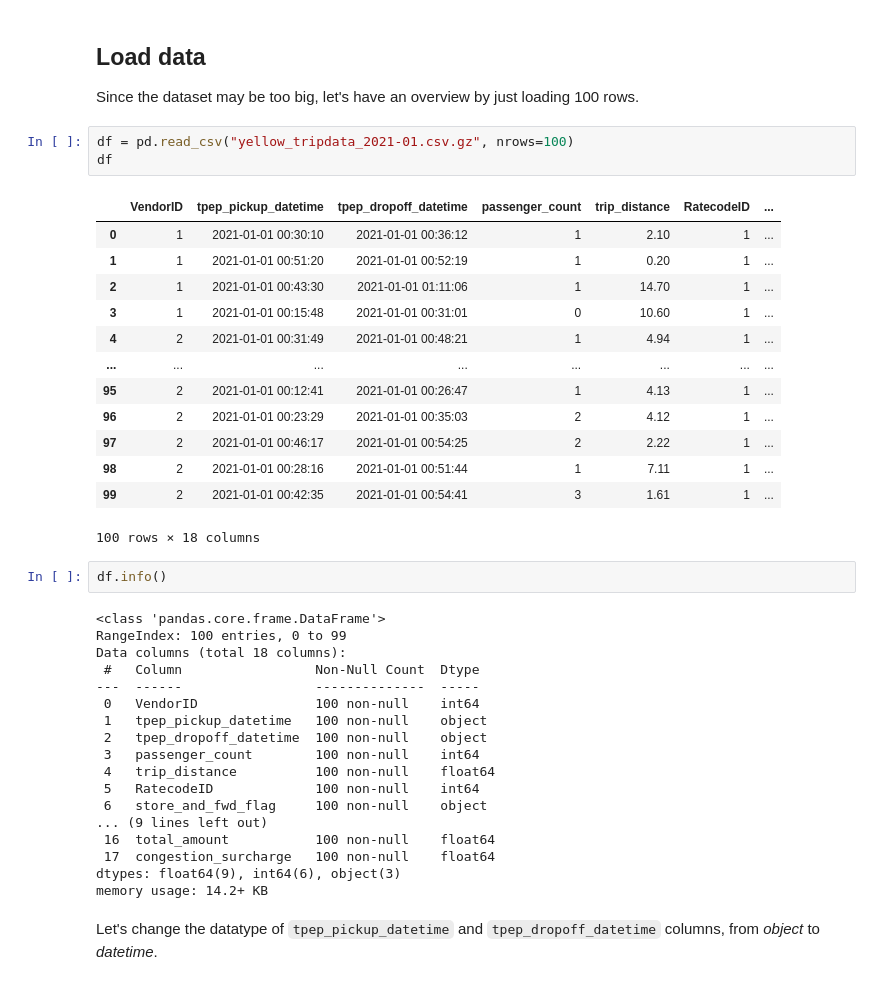
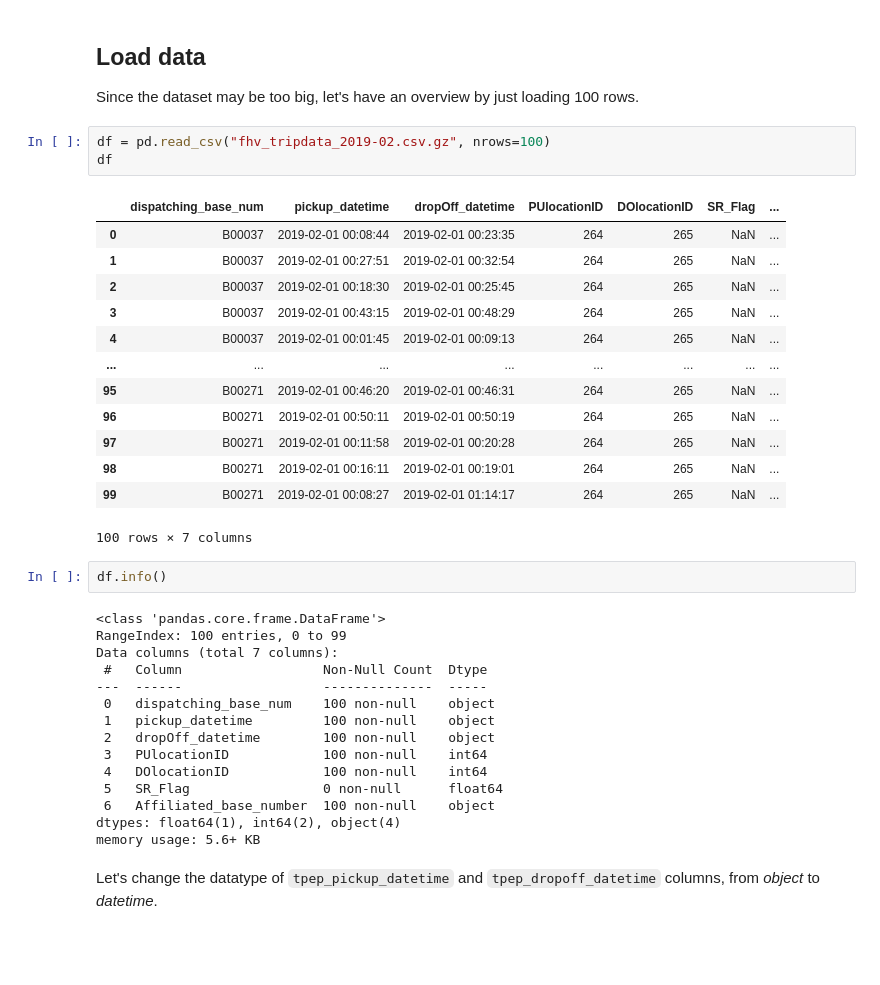
Before and after one commit to sergiogrz/dataeng_zoomcamp, a Jupyter notebook: 01_containerization_and_iac/1_docker_postgres/upload_data.ipynb, the cells around one changed output. Saved outputs shown, nothing was run; the diff lists cells and outputs as text; blank space fills up the shorter version.

```diff
--- a/01_containerization_and_iac/1_docker_postgres/upload_data.ipynb
+++ b/01_containerization_and_iac/1_docker_postgres/upload_data.ipynb
@@ -17,42 +31,39 @@ El fichero “yellow_tripdata_2021-01.csv.gz” ya está ahí, no se recupera.
 
 Since the dataset may be too big, let's have an overview by just loading 100 rows.
 # %%
-df = pd.read_csv("yellow_tripdata_2021-01.csv.gz", nrows=100)
+df = pd.read_csv("fhv_tripdata_2019-02.csv.gz", nrows=100)
 df
 # %% [output]
-|  | VendorID | tpep_pickup_datetime | tpep_dropoff_datetime | passenger_count | trip_distance | RatecodeID | ... |
-| 0 | 1 | 2021-01-01 00:30:10 | 2021-01-01 00:36:12 | 1 | 2.10 | 1 | ... |
-| 1 | 1 | 2021-01-01 00:51:20 | 2021-01-01 00:52:19 | 1 | 0.20 | 1 | ... |
-| 2 | 1 | 2021-01-01 00:43:30 | 2021-01-01 01:11:06 | 1 | 14.70 | 1 | ... |
-| 3 | 1 | 2021-01-01 00:15:48 | 2021-01-01 00:31:01 | 0 | 10.60 | 1 | ... |
-| 4 | 2 | 2021-01-01 00:31:49 | 2021-01-01 00:48:21 | 1 | 4.94 | 1 | ... |
+|  | dispatching_base_num | pickup_datetime | dropOff_datetime | PUlocationID | DOlocationID | SR_Flag | ... |
+| 0 | B00037 | 2019-02-01 00:08:44 | 2019-02-01 00:23:35 | 264 | 265 | NaN | ... |
+| 1 | B00037 | 2019-02-01 00:27:51 | 2019-02-01 00:32:54 | 264 | 265 | NaN | ... |
+| 2 | B00037 | 2019-02-01 00:18:30 | 2019-02-01 00:25:45 | 264 | 265 | NaN | ... |
+| 3 | B00037 | 2019-02-01 00:43:15 | 2019-02-01 00:48:29 | 264 | 265 | NaN | ... |
+| 4 | B00037 | 2019-02-01 00:01:45 | 2019-02-01 00:09:13 | 264 | 265 | NaN | ... |
 | ... | ... | ... | ... | ... | ... | ... | ... |
-| 95 | 2 | 2021-01-01 00:12:41 | 2021-01-01 00:26:47 | 1 | 4.13 | 1 | ... |
-| 96 | 2 | 2021-01-01 00:23:29 | 2021-01-01 00:35:03 | 2 | 4.12 | 1 | ... |
-| 97 | 2 | 2021-01-01 00:46:17 | 2021-01-01 00:54:25 | 2 | 2.22 | 1 | ... |
-| 98 | 2 | 2021-01-01 00:28:16 | 2021-01-01 00:51:44 | 1 | 7.11 | 1 | ... |
-| 99 | 2 | 2021-01-01 00:42:35 | 2021-01-01 00:54:41 | 3 | 1.61 | 1 | ... |
+| 95 | B00271 | 2019-02-01 00:46:20 | 2019-02-01 00:46:31 | 264 | 265 | NaN | ... |
+| 96 | B00271 | 2019-02-01 00:50:11 | 2019-02-01 00:50:19 | 264 | 265 | NaN | ... |
+| 97 | B00271 | 2019-02-01 00:11:58 | 2019-02-01 00:20:28 | 264 | 265 | NaN | ... |
+| 98 | B00271 | 2019-02-01 00:16:11 | 2019-02-01 00:19:01 | 264 | 265 | NaN | ... |
+| 99 | B00271 | 2019-02-01 00:08:27 | 2019-02-01 01:14:17 | 264 | 265 | NaN | ... |
-100 rows × 18 columns
+100 rows × 7 columns
 # %%
 df.info()
 # %% [output]
 <class 'pandas.core.frame.DataFrame'>
 RangeIndex: 100 entries, 0 to 99
-Data columns (total 18 columns):
- #   Column                 Non-Null Count  Dtype
----  ------                 --------------  -----
- 0   VendorID               100 non-null    int64
- 1   tpep_pickup_datetime   100 non-null    object
- 2   tpep_dropoff_datetime  100 non-null    object
- 3   passenger_count        100 non-null    int64
- 4   trip_distance          100 non-null    float64
- 5   RatecodeID             100 non-null    int64
- 6   store_and_fwd_flag     100 non-null    object
-... (9 lines left out)
- 16  total_amount           100 non-null    float64
- 17  congestion_surcharge   100 non-null    float64
-dtypes: float64(9), int64(6), object(3)
-memory usage: 14.2+ KB
+Data columns (total 7 columns):
+ #   Column                  Non-Null Count  Dtype
+---  ------                  --------------  -----
+ 0   dispatching_base_num    100 non-null    object
+ 1   pickup_datetime         100 non-null    object
+ 2   dropOff_datetime        100 non-null    object
+ 3   PUlocationID            100 non-null    int64
+ 4   DOlocationID            100 non-null    int64
+ 5   SR_Flag                 0 non-null      float64
+ 6   Affiliated_base_number  100 non-null    object
+dtypes: float64(1), int64(2), object(4)
+memory usage: 5.6+ KB
 # %% [markdown]
 Let's change the datatype of `tpep_pickup_datetime` and `tpep_dropoff_datetime` columns, from _object_ to _datetime_.
 # %%
```
Also changed, not shown: parts of 1 cell of this notebook, 22 other files.
